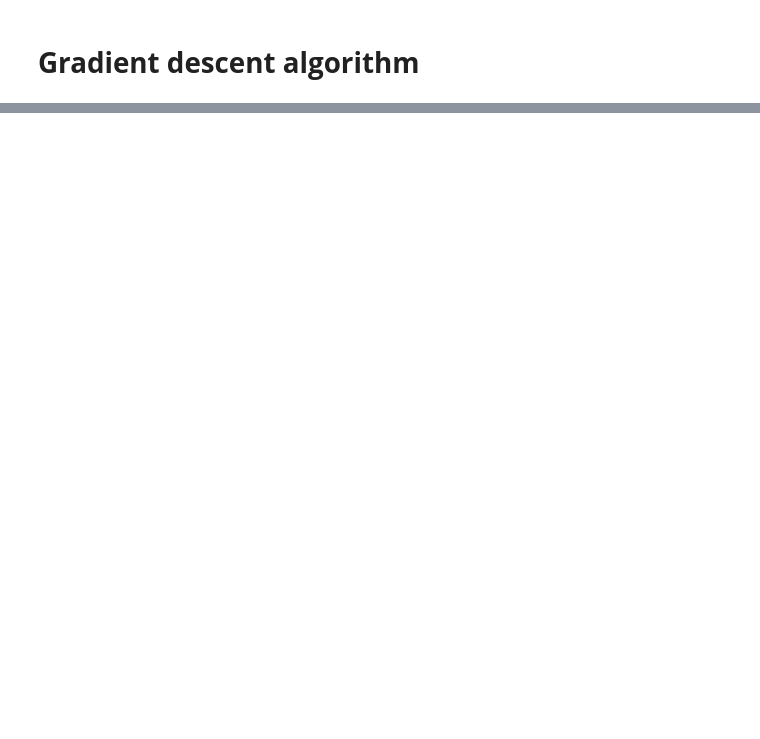
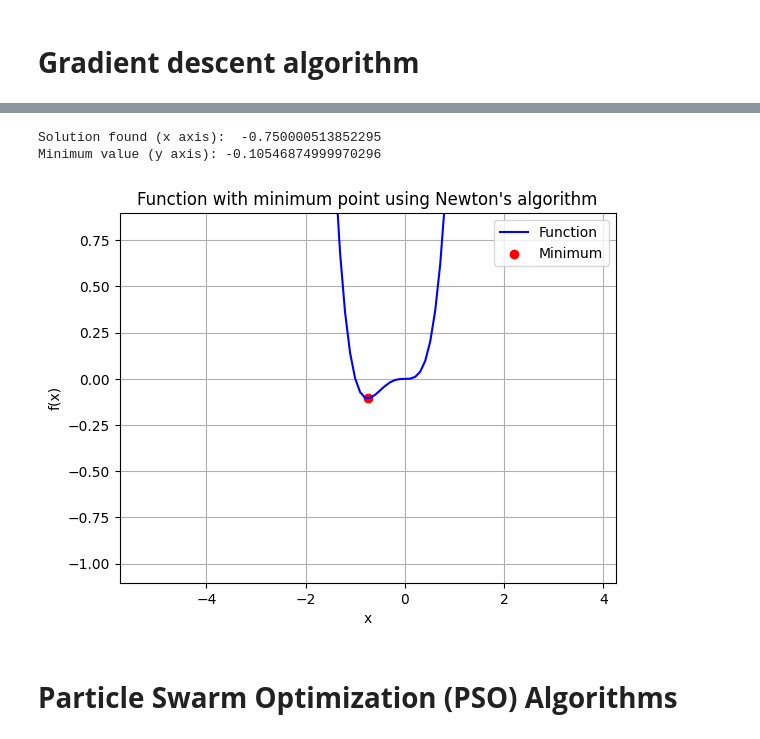
Before and after one commit to DiegoRaC14/UDLAP-AI, a Jupyter notebook: Optimization_algorithms_act/Optimization_algorithms.ipynb, the cells around one changed output, grey strips where cells are left out. Drawn from its saved outputs; the diff is of its cells as text; code cells hidden in the pictures; blank space fills up the shorter version.

```diff
--- a/Optimization_algorithms_act/Optimization_algorithms.ipynb
+++ b/Optimization_algorithms_act/Optimization_algorithms.ipynb
@@ -38,0 +202,20 @@ print("Solution found:", solution)
+# %%
+start = -10
+iterations_num = 100
+tol = 1e-6
+
+# Running Newton's method
+n_algorithm = Newtons_algorithm(start, iterations_num, tol)
+x_min = n_algorithm.newtons_method()
+y_min = n_algorithm.f(x_min)
+print(f"Solution found (x axis):  {x_min}")
+print(f"Minimum value (y axis): {y_min}")
+# %% [output]
+Solution found (x axis):  -0.750000513852295
+Minimum value (y axis): -0.10546874999970296
+# %%
+n_algorithm.graph_minimum(x_min, y_min)
+# %% [output]
+[figure, added]
+# %% [markdown]
+# **Particle Swarm Optimization (PSO) Algorithms**
```
Also changed, not shown: parts of 17 cells of this notebook.
